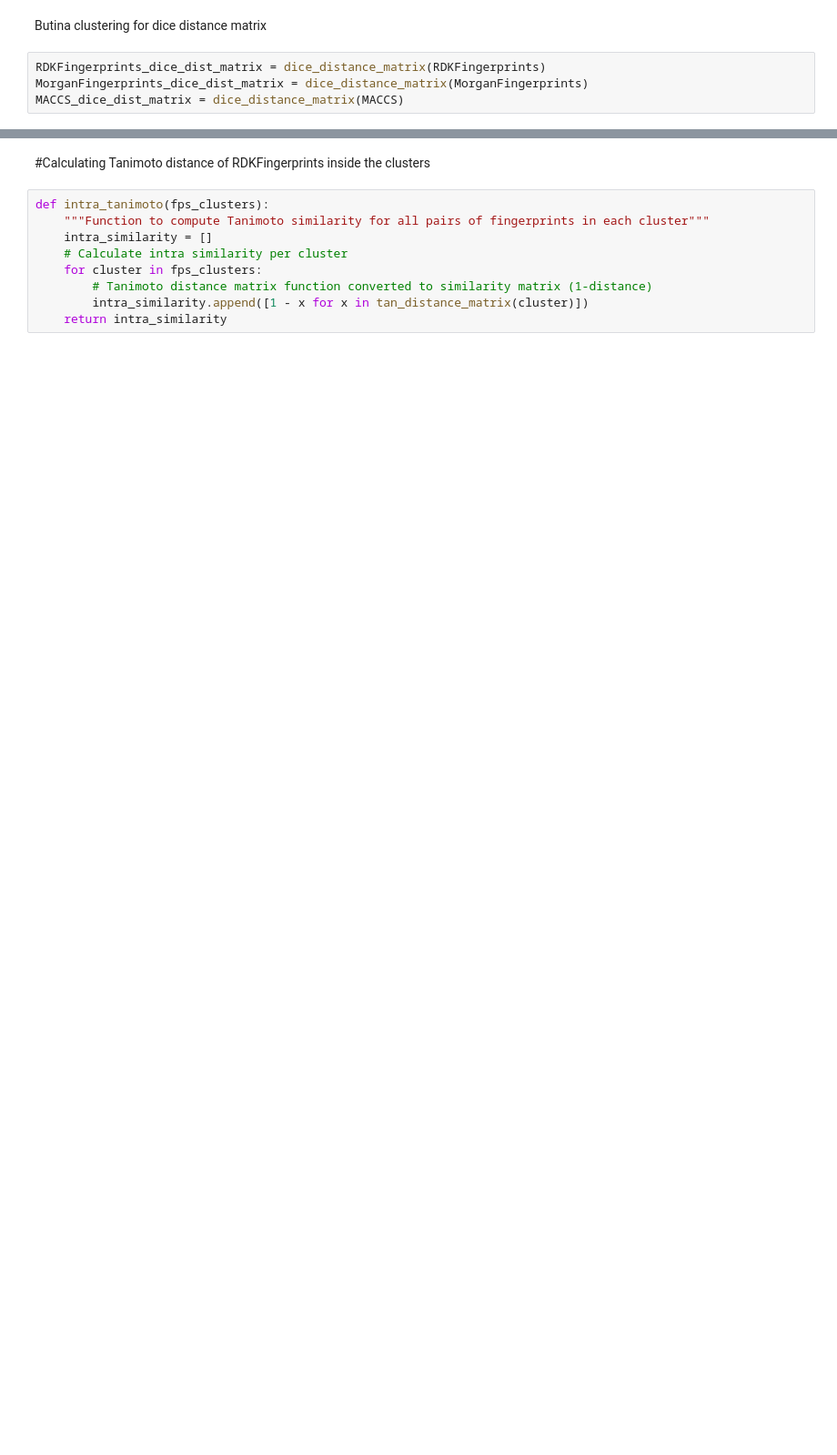
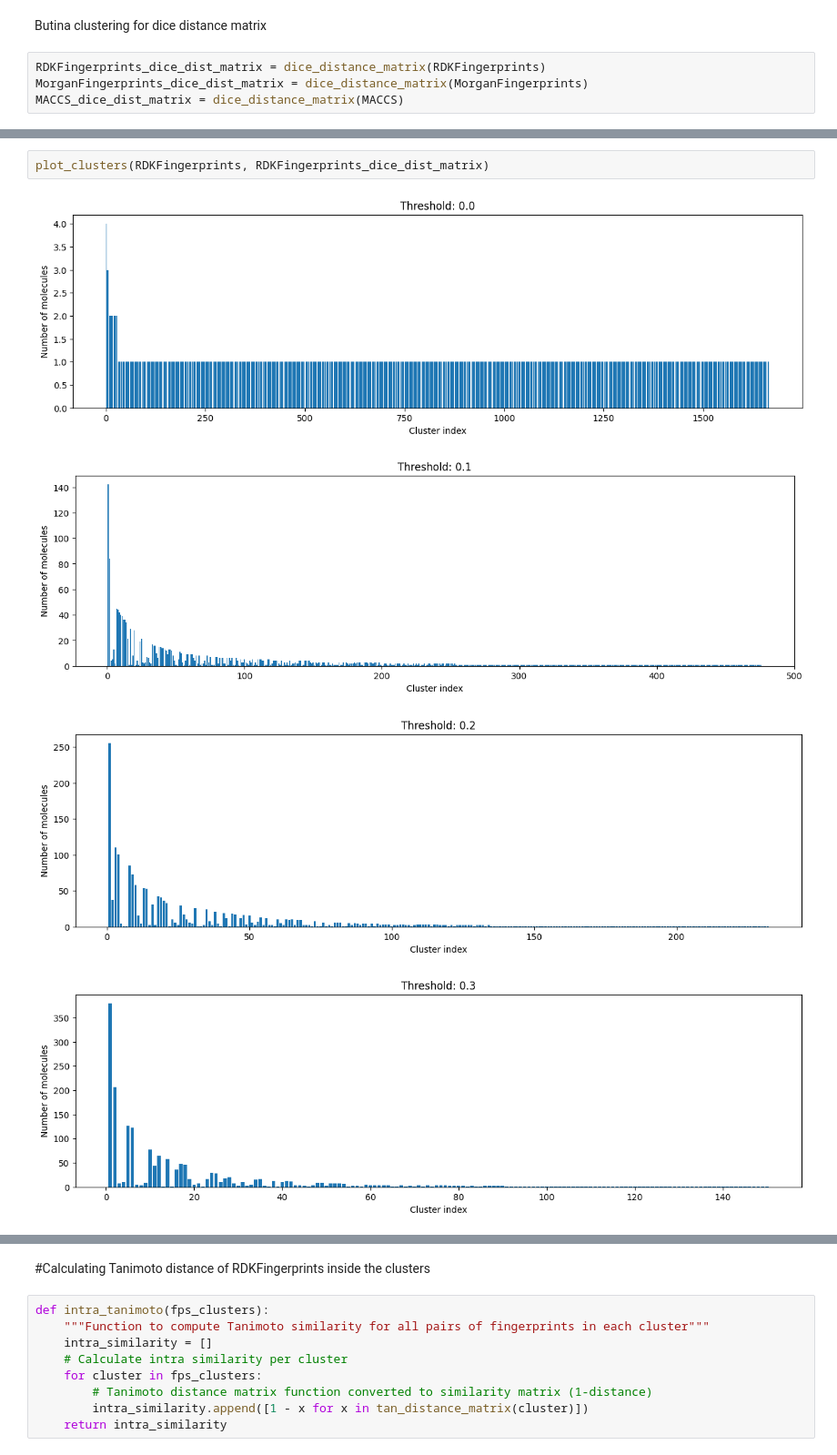
Before and after one commit to xelothi/ML-for-kinase-inhibitors-development, a Jupyter notebook: clustering_algorithms.ipynb, the cells around one changed output, grey strips where cells are left out. Shown at 91% size. Cells and saved outputs as stored; diff of their text form; blank space fills up the shorter version.

```diff
--- a/clustering_algorithms.ipynb
+++ b/clustering_algorithms.ipynb
@@ -156,0 +230,7 @@ MACCS_dice_dist_matrix = dice_distance_matrix(MACCS)
+# %%
+plot_clusters(RDKFingerprints, RDKFingerprints_dice_dist_matrix)
+# %% [output]
+[figure, added]
+[figure, added]
+[figure, added]
+[figure, added]
```
Also changed, not shown: parts of 27 cells of this notebook.
